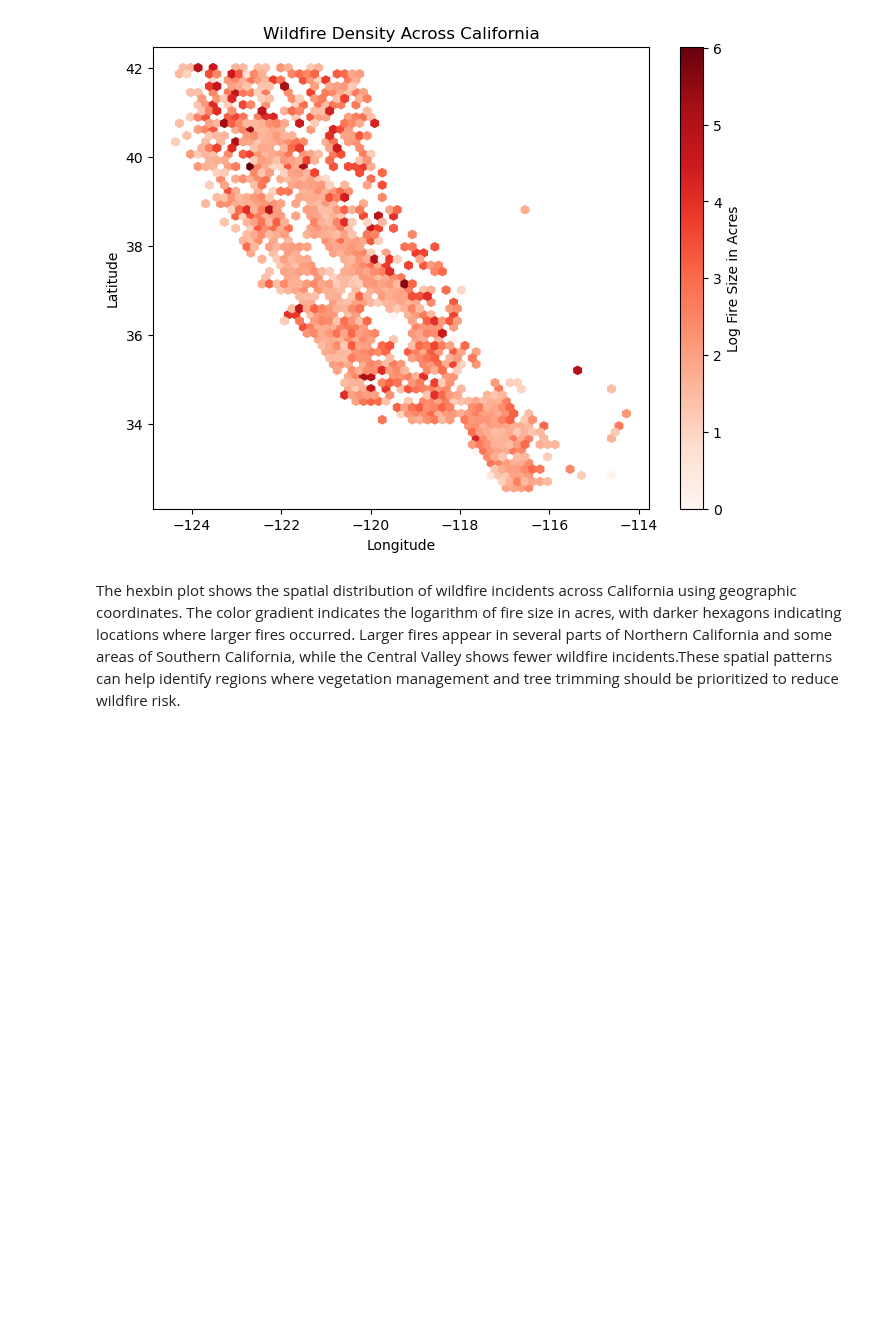
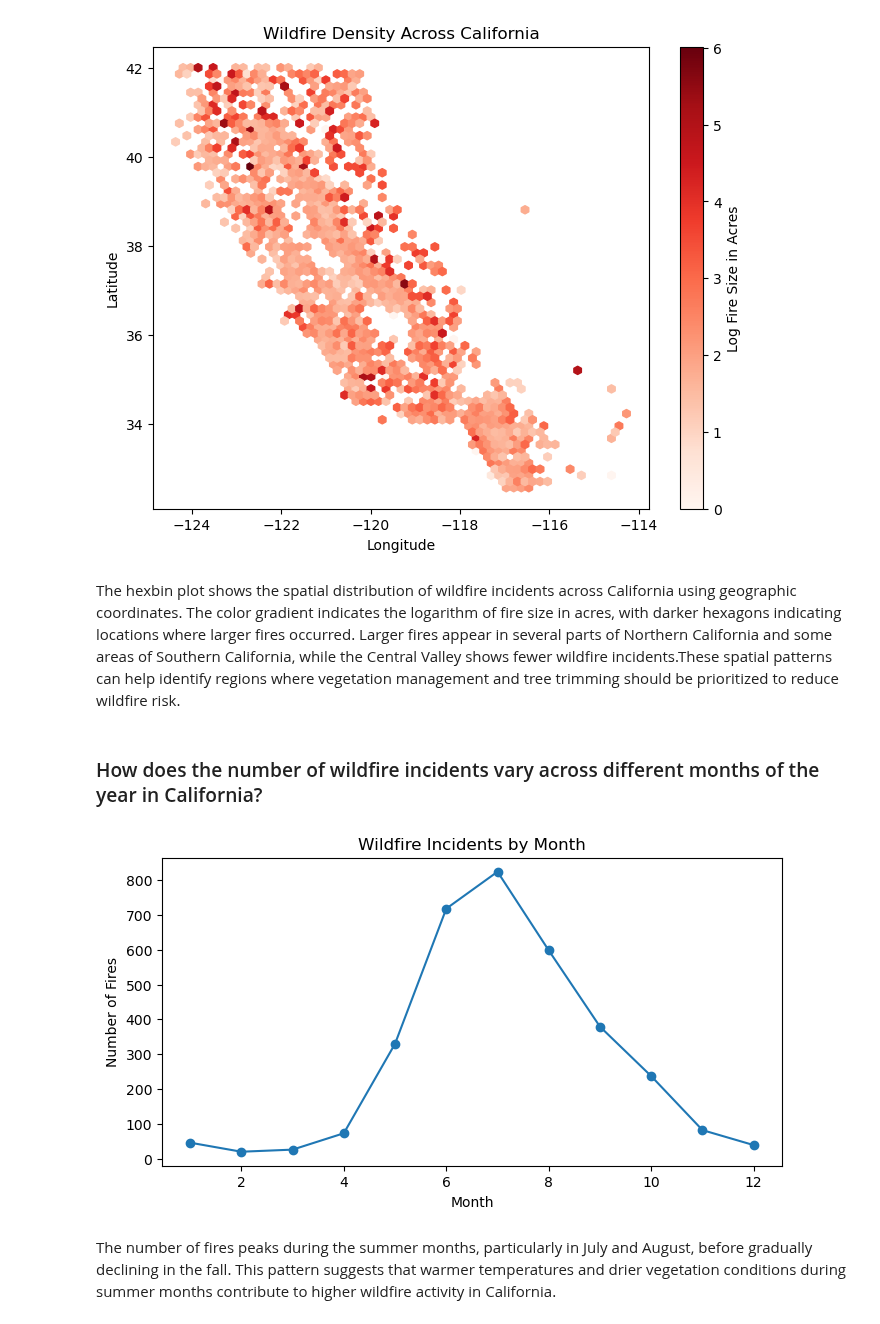
Before and after one commit to SheshmaJ/ADS-508-Final-Project, a Jupyter notebook: data ingestion and exploration.ipynb, the cells around one changed output. Drawn from its saved outputs; the diff is of its cells as text; code cells hidden in the pictures; blank space fills up the shorter version.

```diff
--- a/data ingestion and exploration.ipynb
+++ b/data ingestion and exploration.ipynb
@@ -406,3 +436,28 @@ plt.show()
 [figure]
 # %% [markdown]
 The hexbin plot shows the spatial distribution of wildfire incidents across California using geographic coordinates. The color gradient indicates the logarithm of fire size in acres, with darker hexagons indicating locations where larger fires occurred. Larger fires appear in several parts of Northern California and some areas of Southern California, while the Central Valley shows fewer wildfire incidents.These spatial patterns can help identify regions where vegetation management and tree trimming should be prioritized to reduce wildfire risk.
+# %% [markdown]
+### How does the number of wildfire incidents vary across different months of the year in California?
+# %%
+
+# Convert to datetime
+fire["incident_date_created"] = pd.to_datetime(fire["incident_date_created"])
+
+# Extract month
+fire["month"] = fire["incident_date_created"].dt.month
+
+# Count fires per month
+fires_per_month = fire.groupby("month").size()
+
+# Plot
+plt.figure(figsize=(8,4))
+fires_per_month.plot(kind="line", marker="o")
+
+plt.xlabel("Month")
+plt.ylabel("Number of Fires")
+plt.title("Wildfire Incidents by Month")
+plt.show()
+# %% [output]
+[figure, added]
+# %% [markdown]
+The number of fires peaks during the summer months, particularly in July and August, before gradually declining in the fall. This pattern suggests that warmer temperatures and drier vegetation conditions during summer months contribute to higher wildfire activity in California.
```
Also changed, not shown: parts of 8 cells of this notebook.
